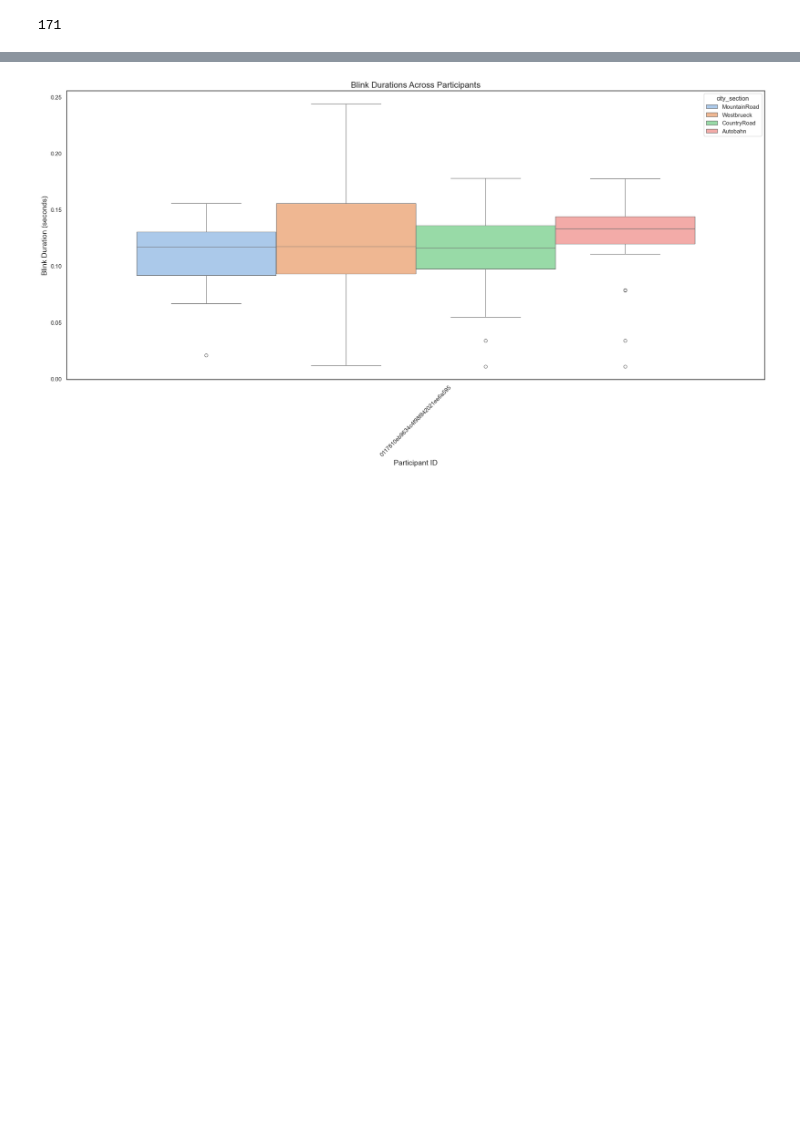
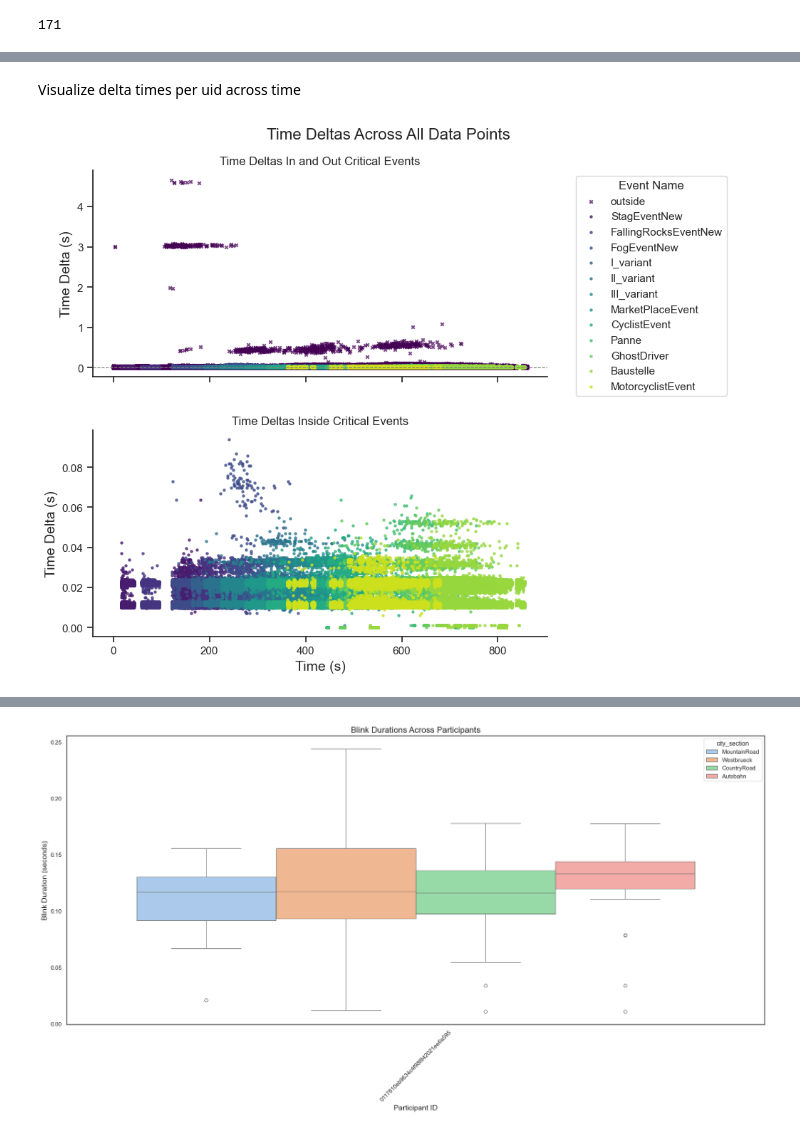
Before and after one commit to JohnMadrid/fpca-takeOverRequests, a Jupyter notebook: preprocessing.ipynb, the cells around one changed output, grey strips where cells are left out. Saved outputs shown, nothing was run; the diff lists cells and outputs as text; code cells hidden in the pictures; blank space fills up the shorter version.

Commit message:
Calculating time deltas

```diff
--- a/preprocessing.ipynb
+++ b/preprocessing.ipynb
@@ -87,0 +94,4 @@ df = ddf[(ddf['uid'] == unique_uids[0]) & (ddf['city_section'] != 'TrainingScene
+# %%
+# Count the amount of unique of Events per uid
+complete_events = df.groupby('uid')['EventName'].nunique().sort_values(ascending=True)
+complete_events
@@ -87,0 +112,6 @@ df = ddf[(ddf['uid'] == unique_uids[0]) & (ddf['city_section'] != 'TrainingScene
+# %%
+# Filter out groups with less than 11 unique events
+valid_uids = complete_events[complete_events >= 10].index.to_list()
+# Filter the original DataFrame based on valid uids
+filtered_df = df[df['uid'].isin(valid_uids)]
+filtered_df
@@ -87,0 +135,3 @@ df = ddf[(ddf['uid'] == unique_uids[0]) & (ddf['city_section'] != 'TrainingScene
+# %%
+# Group by 'uid' and calculate the difference for 'TimeStamp_in_sec'
+filtered_df['TimeDiff_in_sec'] = filtered_df.groupby('uid')['TimeStamp_in_sec'].diff()
@@ -87,0 +154,2 @@ df = ddf[(ddf['uid'] == unique_uids[0]) & (ddf['city_section'] != 'TrainingScene
+# %% [markdown]
+Visualize delta times per uid across time
@@ -87,0 +188,57 @@ df = ddf[(ddf['uid'] == unique_uids[0]) & (ddf['city_section'] != 'TrainingScene
+# %%
+import matplotlib.pyplot as plt
+import numpy as np
+
+# Assuming filtered_df is your DataFrame that contains 'TimeStamp_in_sec', 'TimeDiff_in_sec', and 'EventName'
+
+# Create a color map based on unique EventNames
+unique_events = filtered_df['EventName'].unique()
+colors = plt.colormaps['viridis']  # Updated way to get the colormap
+num_events = len(unique_events)
+
+# Create a figure for the scatter plot
+fig, ax = plt.subplots(2,1,figsize=(10, 8), sharex=True)
+fig.suptitle('Time Deltas Across All Data Points', fontsize=16)
+# Scatter plot, we will map colors based on EventName
+for i, event in enumerate(unique_events):
+    marker='o'
+    s = 5
+    if event == 'outside':
+        marker='x'
+        s = 10
+    event_data = filtered_df[filtered_df['EventName'] == event]
+    ax[0].scatter(event_data['TimeStamp_in_sec'],
+                event_data['TimeDiff_in_sec'],
+                color=colors(i / num_events),  # Normalize index to [0, 1] for colormap
+                label=event,
+                s=s,  # Marker size
+                marker = marker,
+                alpha=0.7)  # Transparency
+    if event != 'outside':
+         ax[1].scatter(event_data['TimeStamp_in_sec'],
+                event_data['TimeDiff_in_sec'],
+                color=colors(i / num_events),  # Normalize index to [0, 1] for colormap
+                label=event,
+                s=5,  # Marker size
+                alpha=0.7)  # Transparency
+
+# Adding titles and labels
+
+ax[0].set_ylabel('Time Delta (s)', fontsize=14)
+ax[0].set_title('Time Deltas In and Out Critical Events')
+ax[1].set_xlabel('Time (s)', fontsize=14)
+ax[1].set_ylabel('Time Delta (s)', fontsize=14)
+ax[1].set_title('Time Deltas Inside Critical Events')
+# Adding a horizontal line at y=0 for reference (optional)
+ax[0].axhline(0, color='grey', linestyle='--', linewidth=0.8)
+
+# Display the legend
+ax[0].legend(title='Event Name', bbox_to_anchor=(1.05, 1), loc='upper left')
+sns.despine()
+# Show the plot
+plt.tight_layout()  # Adjust layout to fit labels and title
+# plt.savefig(f"plots/delta_time.jpeg", dpi=500, bbox_inches='tight')
+# plt.savefig(f"plots/delta_time.pdf", dpi=1200, bbox_inches='tight')
+plt.show()
+# %% [output]
+[figure, added]
```
Also changed, not shown: parts of 15 cells of this notebook, 2 other files.
